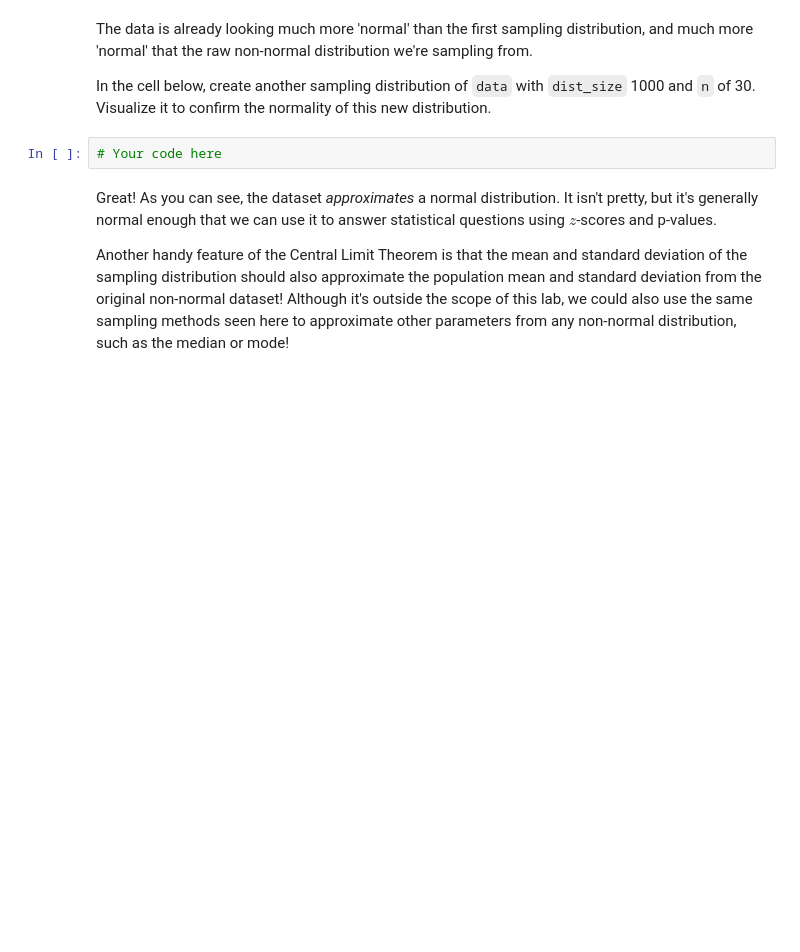
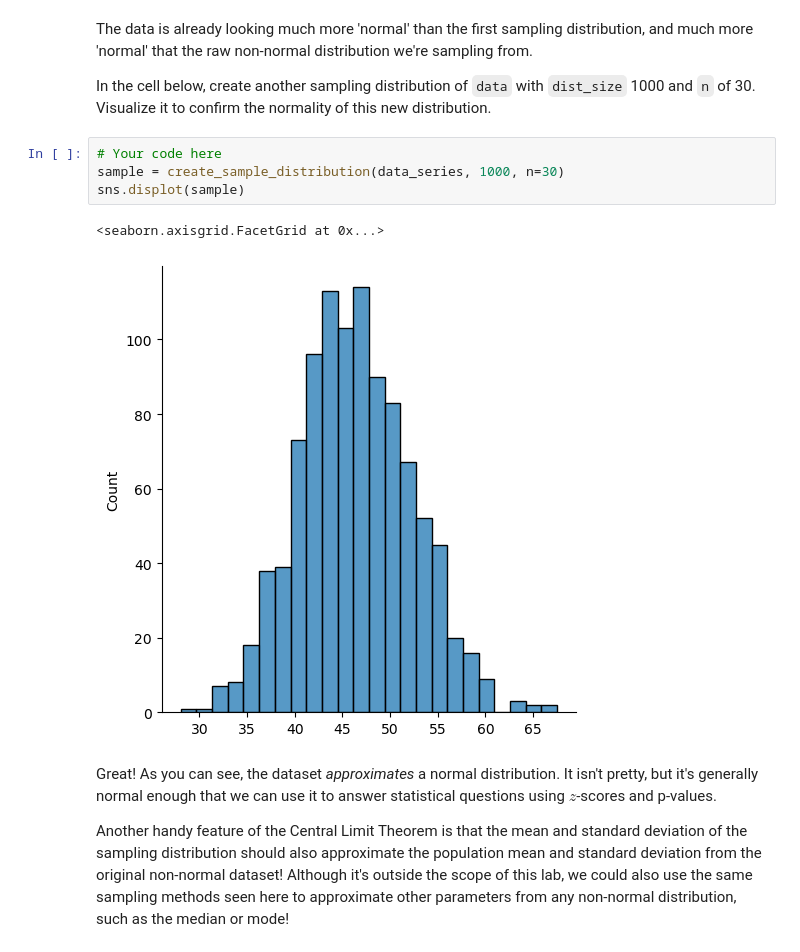
Before and after one commit to kev065/dsc-central-limit-theorem-lab, a Jupyter notebook: index.ipynb, the cells around one changed output. Drawn from its saved outputs; the diff is of its cells as text; blank space fills up the shorter version.

```diff
--- a/index.ipynb
+++ b/index.ipynb
@@ -127,6 +167,11 @@ The data is already looking much more 'normal' than the first sampling distribut
 In the cell below, create another sampling distribution of `data` with `dist_size` 1000 and `n` of 30.  Visualize it to confirm the normality of this new distribution.
 # %%
 # Your code here
+sample = create_sample_distribution(data_series, 1000, n=30)
+sns.displot(sample)
+# %% [output]
+<seaborn.axisgrid.FacetGrid at 0x...>
+[figure, added]
 # %% [markdown]
 Great! As you can see, the dataset _approximates_ a normal distribution. It isn't pretty, but it's generally normal enough that we can use it to answer statistical questions using $z$-scores and p-values.
 
```
Also changed, not shown: parts of 8 cells of this notebook.
